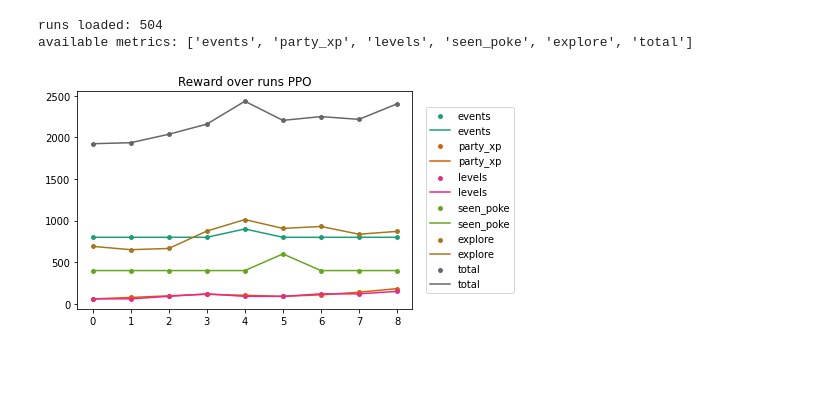
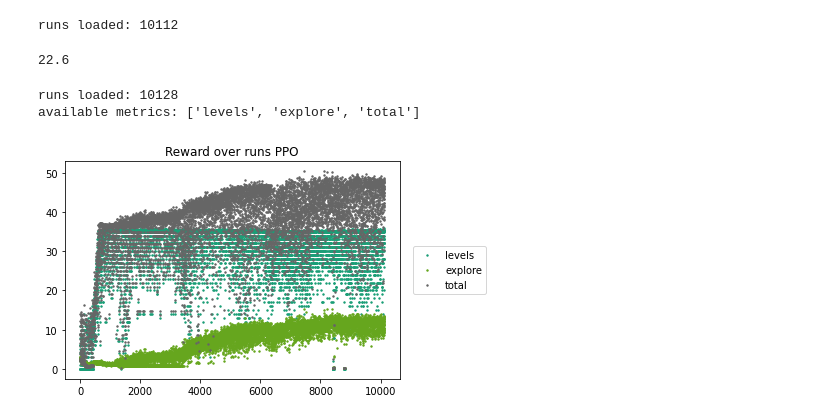
Before and after one commit to PWhiddy/PokemonRedExperiments, a Jupyter notebook: VisualizeProgress.ipynb, the cells around one changed output. Saved outputs shown, nothing was run; the diff lists cells and outputs as text; code cells hidden in the pictures; blank space fills up the shorter version.

```diff
--- a/VisualizeProgress.ipynb
+++ b/VisualizeProgress.ipynb
@@ -67,9 +84,9 @@ def plot_runs(
 
     for i, m in enumerate(use_keys):
         add_plot(
-            np.array(metrics[m]), m, 1.0, 15.0, plot_line, plot_fit
+            np.array(metrics[m]), m, 1.0, 4.0, plot_line, plot_fit
         )
 
     plt.title('Reward over runs PPO')
-    plt.legend(bbox_to_anchor=(1.04,0.5), loc="center left", borderaxespad=0)
+    plt.legend(bbox_to_anchor=(1.04, 0.5), loc="center left", borderaxespad=0)
     plt.show()
@@ -76,14 +129,19 @@ def plot_runs(
+# %%
+max([run['levels'] for run in load_run_data('baselines/session_80f70ab4')])
+# %% [output]
+runs loaded: 10112
+22.6
 # %%
 plot_runs(
-    load_run_data('baselines/session_2c5a7b74'),
+    load_run_data('baselines/session_3e341821'),
     use_keys=None,
-    plot_line=True,
+    plot_line=False,
     plot_fit=False,
     start=0,
-    group_runs=56,
-    agg_func=np.max
+    group_runs=1,
+    agg_func=np.mean
 )
 # %% [output]
-runs loaded: 504
-available metrics: ['events', 'party_xp', 'levels', 'seen_poke', 'explore', 'total']
+runs loaded: 10128
+available metrics: ['levels', 'explore', 'total']
-[figure, old version]
+[figure, new version]
```
Also changed, not shown: parts of 9 cells of this notebook.
